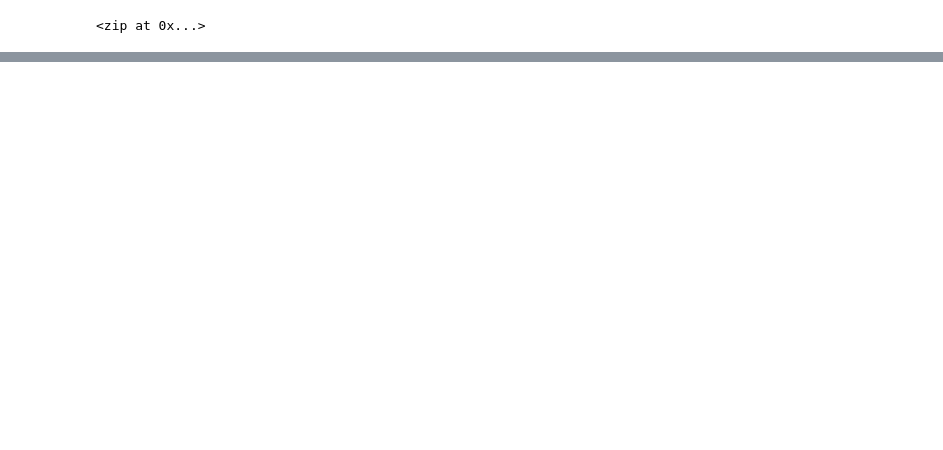
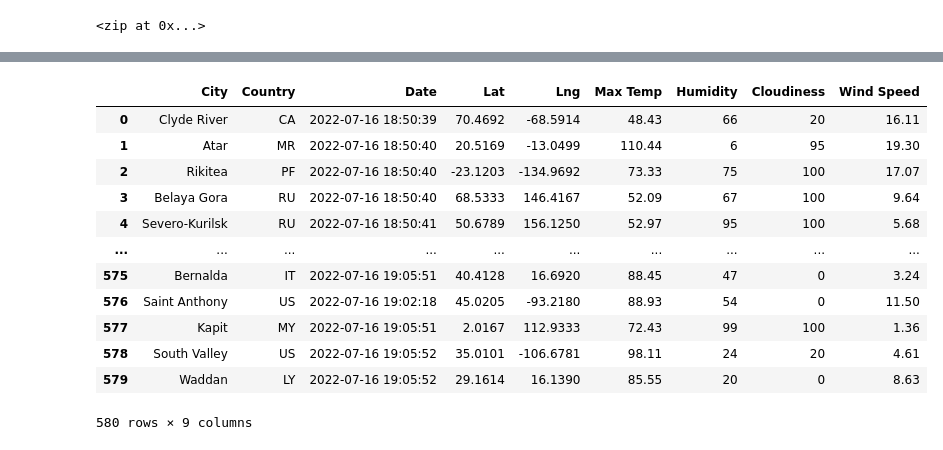
Before and after one commit to Atomic45/World_Weather_Analysis, a Jupyter notebook: WeatherPy.ipynb, the cells around one changed output, grey strips where cells are left out. Cells and saved outputs as stored; diff of their text form; code cells hidden in the pictures; blank space fills up the shorter version.

```diff
--- a/WeatherPy.ipynb
+++ b/WeatherPy.ipynb
@@ -56,0 +71,4 @@ len(cities)
+# %%
+# Starting URL for Weather Map API Call.
+url = "http://api.openweathermap.org/data/2.5/weather?units=Imperial&APPID=" + weather_api_key
+print(url)
@@ -56,0 +166,5 @@ len(cities)
+# %%
+# 6.2.7
+# Convert the array of dictionaries to a Pandas DataFrame.
+city_data_df = pd.DataFrame(city_data)
+city_data_df.head(10)
@@ -56,0 +183,19 @@ len(cities)
+# %%
+# Reorder the columns
+city_data_columns = ["City", "Country", "Date", "Lat", "Lng", "Max Temp", "Humidity", "Cloudiness", "Wind Speed"]
+city_data_df = city_data_df[city_data_columns]
+city_data_df
+# %% [output]
+|  | City | Country | Date | Lat | Lng | Max Temp | Humidity | Cloudiness | Wind Speed |
+| 0 | Clyde River | CA | 2022-07-16 18:50:39 | 70.4692 | -68.5914 | 48.43 | 66 | 20 | 16.11 |
+| 1 | Atar | MR | 2022-07-16 18:50:40 | 20.5169 | -13.0499 | 110.44 | 6 | 95 | 19.30 |
+| 2 | Rikitea | PF | 2022-07-16 18:50:40 | -23.1203 | -134.9692 | 73.33 | 75 | 100 | 17.07 |
+| 3 | Belaya Gora | RU | 2022-07-16 18:50:40 | 68.5333 | 146.4167 | 52.09 | 67 | 100 | 9.64 |
+| 4 | Severo-Kurilsk | RU | 2022-07-16 18:50:41 | 50.6789 | 156.1250 | 52.97 | 95 | 100 | 5.68 |
+| ... | ... | ... | ... | ... | ... | ... | ... | ... | ... |
+| 575 | Bernalda | IT | 2022-07-16 19:05:51 | 40.4128 | 16.6920 | 88.45 | 47 | 0 | 3.24 |
+| 576 | Saint Anthony | US | 2022-07-16 19:02:18 | 45.0205 | -93.2180 | 88.93 | 54 | 0 | 11.50 |
+| 577 | Kapit | MY | 2022-07-16 19:05:51 | 2.0167 | 112.9333 | 72.43 | 99 | 100 | 1.36 |
+| 578 | South Valley | US | 2022-07-16 19:05:52 | 35.0101 | -106.6781 | 98.11 | 24 | 20 | 4.61 |
+| 579 | Waddan | LY | 2022-07-16 19:05:52 | 29.1614 | 16.1390 | 85.55 | 20 | 0 | 8.63 |
+580 rows × 9 columns
```
Also changed, not shown: parts of 11 cells of this notebook, 6 other files.
